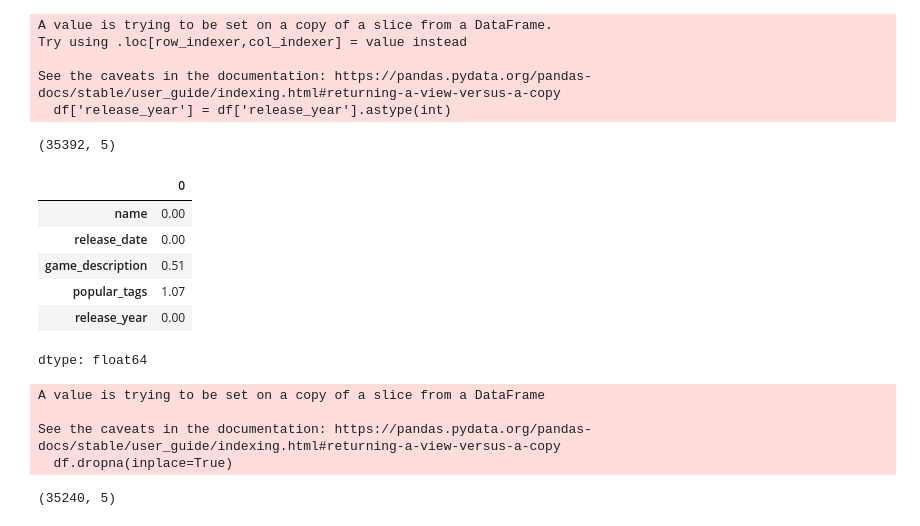
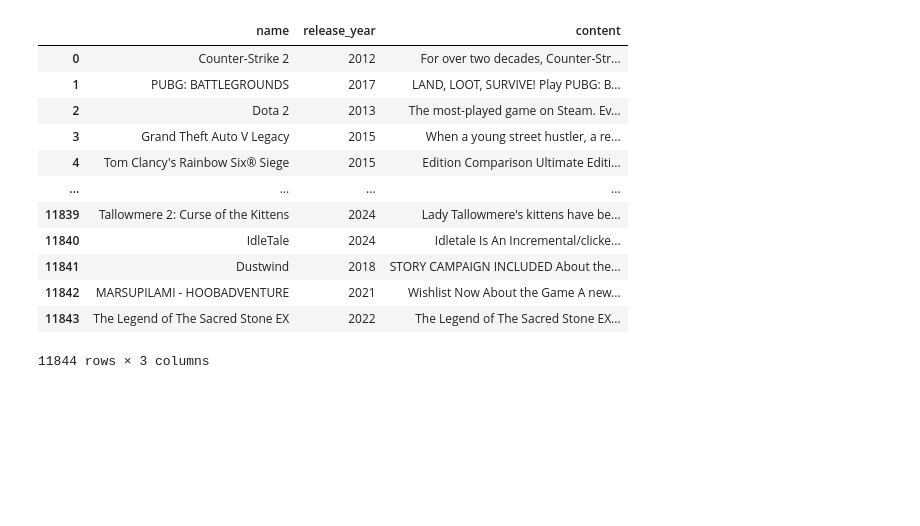
Before and after one commit to firarru/Text-Mining, a Jupyter notebook: Sistem rekomendasi game.ipynb, the cells around one changed output. Drawn from its saved outputs; the diff is of its cells as text; code cells hidden in the pictures; blank space fills up the shorter version.

```diff
--- a/Sistem rekomendasi game.ipynb
+++ b/Sistem rekomendasi game.ipynb
@@ -50,35 +71,22 @@ memory usage: 1.6+ MB
 # %%
-df = df[df['release_year'] >= 2010]
+df = df[df['release_year'] >= 2010].reset_index(drop=True)
-# %%
-df['release_year'] = df['release_year'].astype(int)
-# %% [output]
-A value is trying to be set on a copy of a slice from a DataFrame.
-Try using .loc[row_indexer,col_indexer] = value instead
-
-See the caveats in the documentation: https://pandas.pydata.org/pandas-docs/stable/user_guide/indexing.html#returning-a-view-versus-a-copy
-  df['release_year'] = df['release_year'].astype(int)
+# %%
+df['content'] = df['detailed_description'] + ' ' + df['tags']
+# %%
+df = df[['name', 'release_year', 'content']]
 # %%
-df.shape
+df
 # %% [output]
+|  | name | release_year | content |
+| 0 | Counter-Strike 2 | 2012 | For over two decades, Counter-Str... |
+| 1 | PUBG: BATTLEGROUNDS | 2017 | LAND, LOOT, SURVIVE! Play PUBG: B... |
+| 2 | Dota 2 | 2013 | The most-played game on Steam. Ev... |
+| 3 | Grand Theft Auto V Legacy | 2015 | When a young street hustler, a re... |
+| 4 | Tom Clancy's Rainbow Six® Siege | 2015 | Edition Comparison Ultimate Editi... |
+| ... | ... | ... | ... |
+| 11839 | Tallowmere 2: Curse of the Kittens | 2024 | Lady Tallowmere's kittens have be... |
+| 11840 | IdleTale | 2024 | Idletale Is An Incremental/clicke... |
+| 11841 | Dustwind | 2018 | STORY CAMPAIGN INCLUDED About the... |
+| 11842 | MARSUPILAMI - HOOBADVENTURE | 2021 | Wishlist Now About the Game A new... |
+| 11843 | The Legend of The Sacred Stone EX | 2022 | The Legend of The Sacred Stone EX... |
-(35392, 5)
+11844 rows × 3 columns
-# %%
-df.isnull().sum()/100
-# %% [output]
-|  | 0 |
-| name | 0.00 |
-| release_date | 0.00 |
-| game_description | 0.51 |
-| popular_tags | 1.07 |
-| release_year | 0.00 |
-dtype: float64
-# %%
-df.dropna(inplace=True)
-# %% [output]
-A value is trying to be set on a copy of a slice from a DataFrame
-
-See the caveats in the documentation: https://pandas.pydata.org/pandas-docs/stable/user_guide/indexing.html#returning-a-view-versus-a-copy
-  df.dropna(inplace=True)
-# %%
-df.shape
-# %% [output]
-(35240, 5)
```
Also changed, not shown: parts of 11 cells of this notebook.
